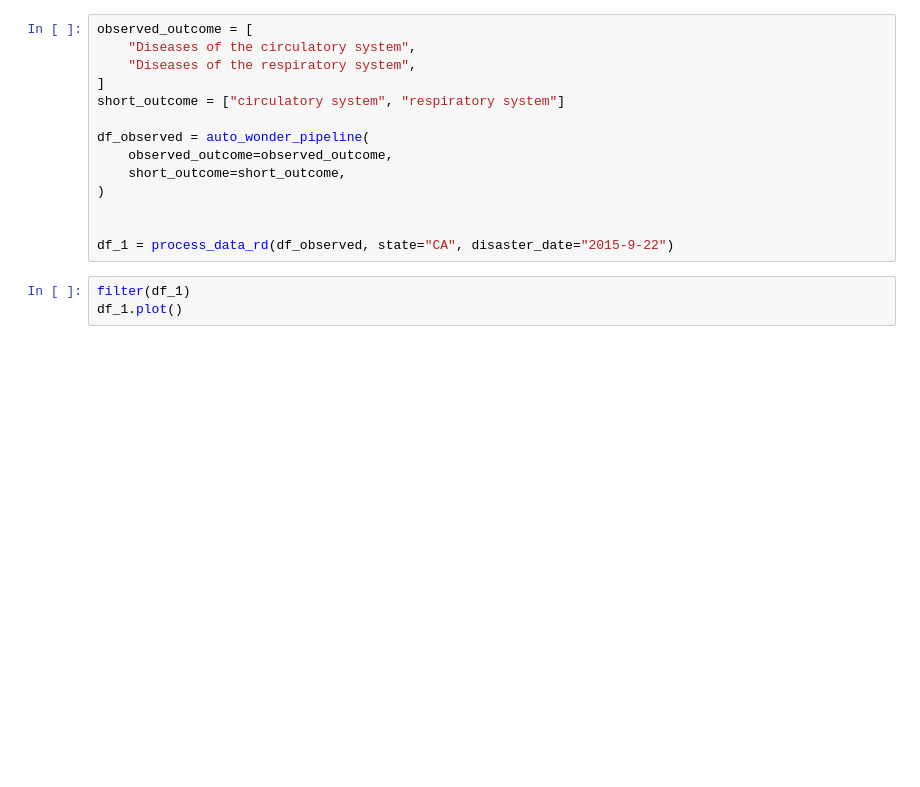
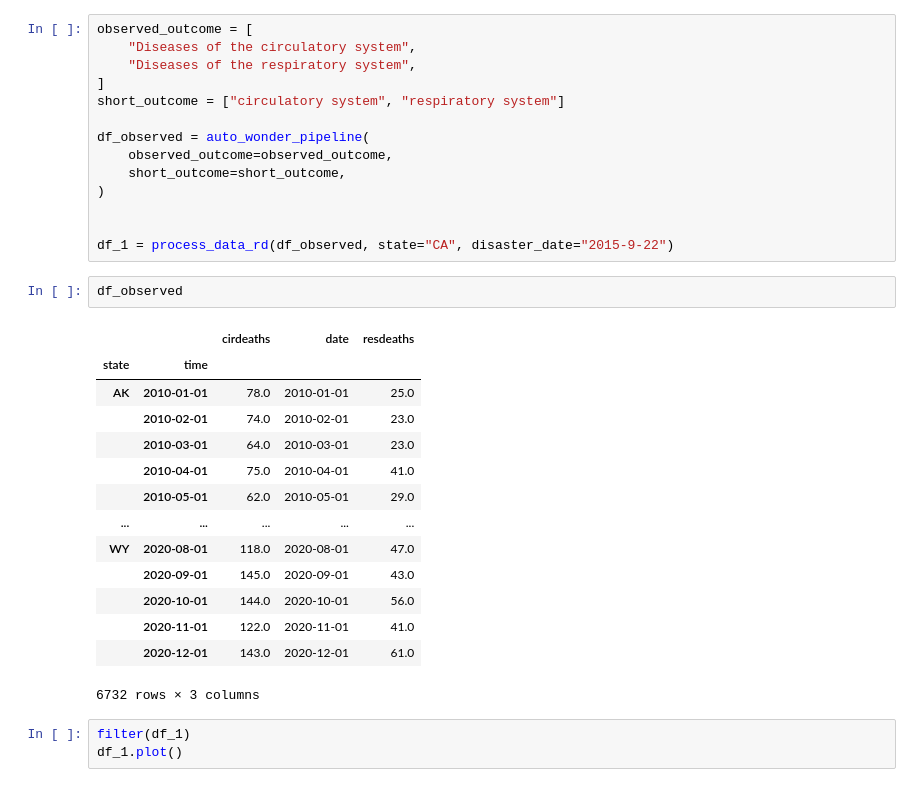
Before and after one commit to arnaud39/us_studies, a Jupyter notebook: prod.ipynb, the cells around one changed output. Drawn from its saved outputs; the diff is of its cells as text; blank space fills up the shorter version.

```diff
--- a/prod.ipynb
+++ b/prod.ipynb
@@ -14,6 +17,23 @@ df_observed = auto_wonder_pipeline(
 
 
 df_1 = process_data_rd(df_observed, state="CA", disaster_date="2015-9-22")
+# %%
+df_observed
+# %% [output]
+|  |  | cirdeaths | date | resdeaths |
+| state | time |  |  |  |
+| AK | 2010-01-01 | 78.0 | 2010-01-01 | 25.0 |
+|  | 2010-02-01 | 74.0 | 2010-02-01 | 23.0 |
+|  | 2010-03-01 | 64.0 | 2010-03-01 | 23.0 |
+|  | 2010-04-01 | 75.0 | 2010-04-01 | 41.0 |
+|  | 2010-05-01 | 62.0 | 2010-05-01 | 29.0 |
+| ... | ... | ... | ... | ... |
+| WY | 2020-08-01 | 118.0 | 2020-08-01 | 47.0 |
+|  | 2020-09-01 | 145.0 | 2020-09-01 | 43.0 |
+|  | 2020-10-01 | 144.0 | 2020-10-01 | 56.0 |
+|  | 2020-11-01 | 122.0 | 2020-11-01 | 41.0 |
+|  | 2020-12-01 | 143.0 | 2020-12-01 | 61.0 |
+6732 rows × 3 columns
 # %%
 filter(df_1)
 df_1.plot()
```
Also changed, not shown: parts of 1 cell of this notebook, 20 other files.
